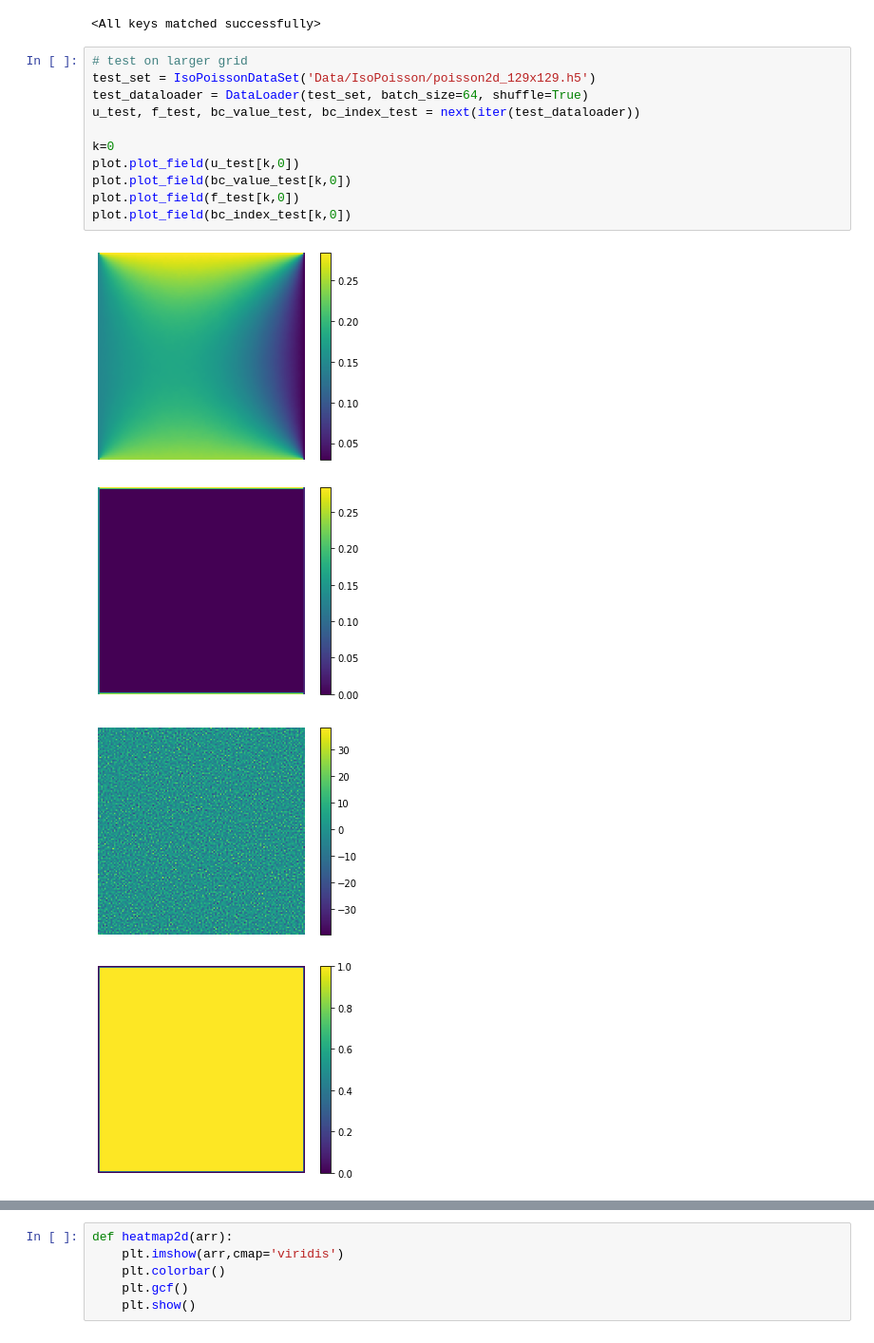
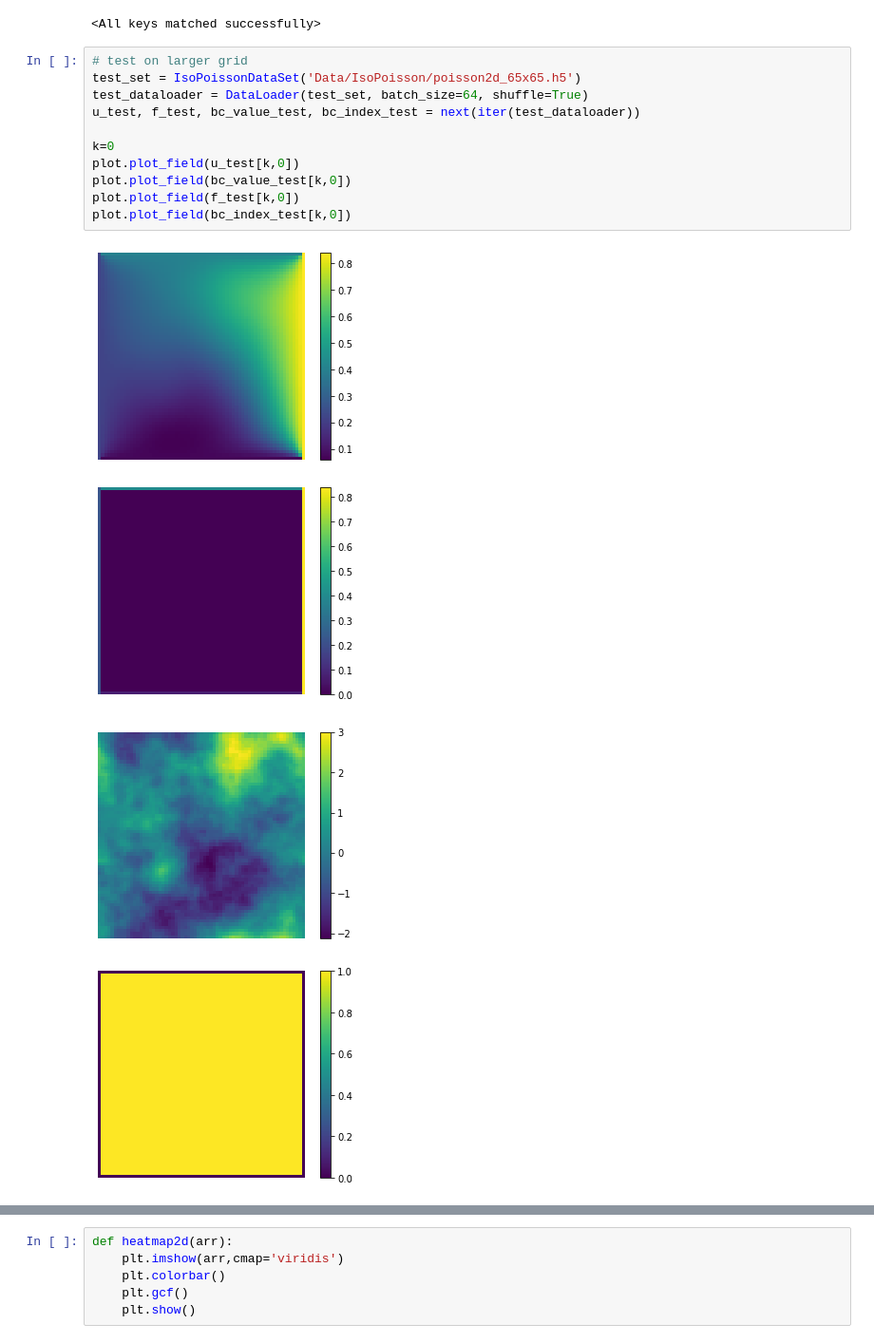
Before and after one commit to longfish/Multigrid-FEANet, a Jupyter notebook: M-FEANet-mg_test.ipynb, the cells around one changed output, grey strips where cells are left out. Shown at 95% size. Cells and saved outputs as stored; diff of their text form.

```diff
--- a/M-FEANet-mg_test.ipynb
+++ b/M-FEANet-mg_test.ipynb
@@ -167,18 +167,18 @@ my_hnet.load_state_dict(torch.load(os.path.join(model_dir,model_name+'.pth')))
 <All keys matched successfully>
 # %%
 # test on larger grid
-test_set = IsoPoissonDataSet('Data/IsoPoisson/poisson2d_129x129.h5')
+test_set = IsoPoissonDataSet('Data/IsoPoisson/poisson2d_65x65.h5')
 test_dataloader = DataLoader(test_set, batch_size=64, shuffle=True)
 u_test, f_test, bc_value_test, bc_index_test = next(iter(test_dataloader))
 
 k=0
 plot.plot_field(u_test[k,0])
 plot.plot_field(bc_value_test[k,0])
 plot.plot_field(f_test[k,0])
 plot.plot_field(bc_index_test[k,0])
 # %% [output]
-[figure, old version]
+[figure, new version]
-[figure, old version]
+[figure, new version]
-[figure, old version]
+[figure, new version]
 [figure]
 # %%
```
Also changed, not shown: parts of 12 cells of this notebook, 34 other files.
